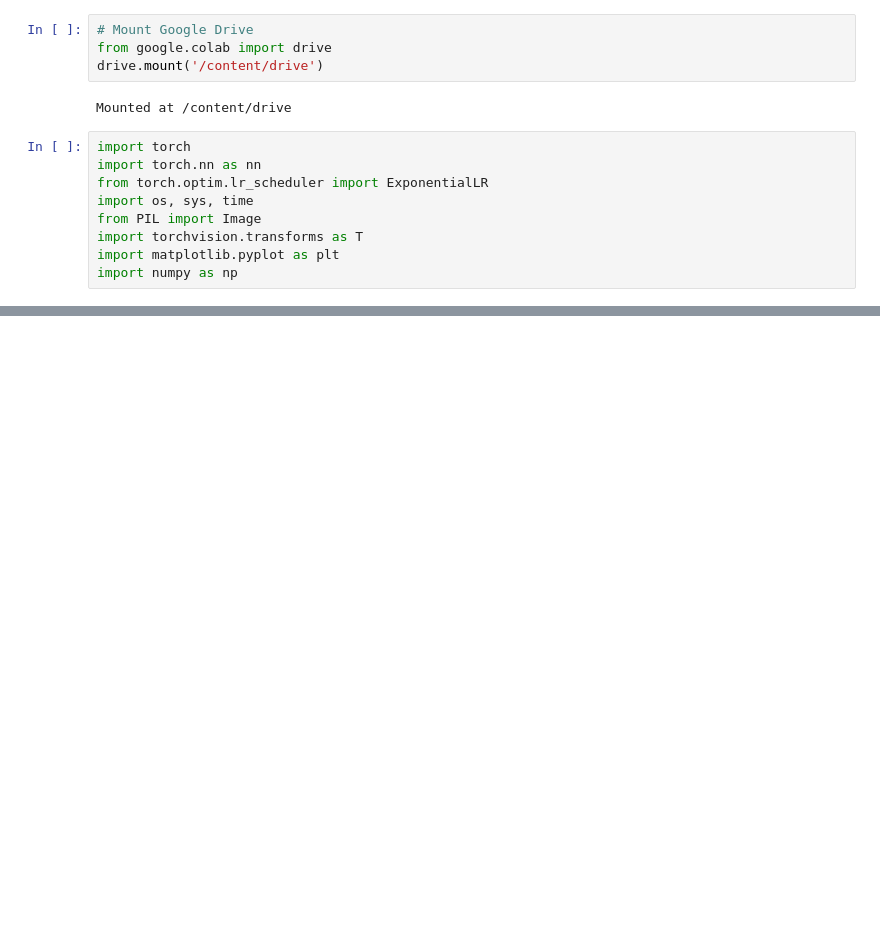
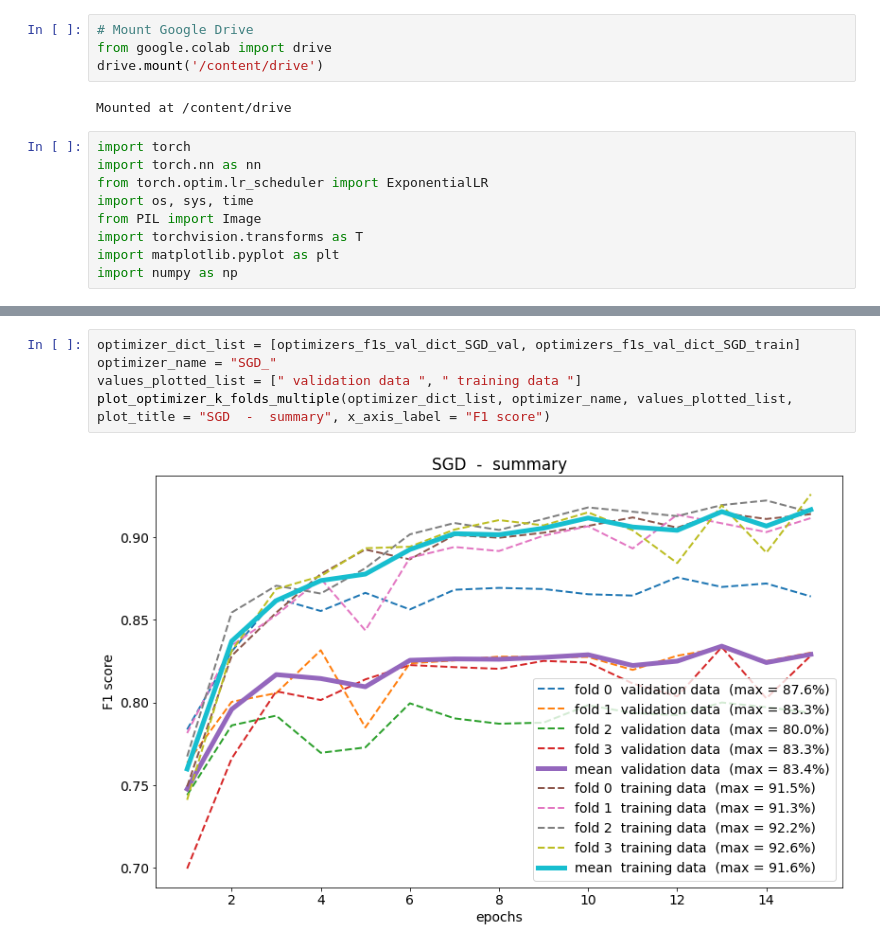
Before and after one commit to samiferchiou/Road-Segmentation, a Jupyter notebook: script/data_analysis.ipynb, the cells around one changed output, grey strips where cells are left out. Cells and saved outputs as stored; diff of their text form; blank space fills up the shorter version.

```diff
--- a/script/data_analysis.ipynb
+++ b/script/data_analysis.ipynb
@@ -145,0 +105,7 @@ plt.show()
+# %%
+optimizer_dict_list = [optimizers_f1s_val_dict_SGD_val, optimizers_f1s_val_dict_SGD_train]
+optimizer_name = "SGD_"
+values_plotted_list = [" validation data ", " training data "]
+plot_optimizer_k_folds_multiple(optimizer_dict_list, optimizer_name, values_plotted_list,  plot_title = "SGD  -  summary", x_axis_label = "F1 score")
+# %% [output]
+[figure, added]
```
Also changed, not shown: parts of 25 cells of this notebook, 58 other files.
